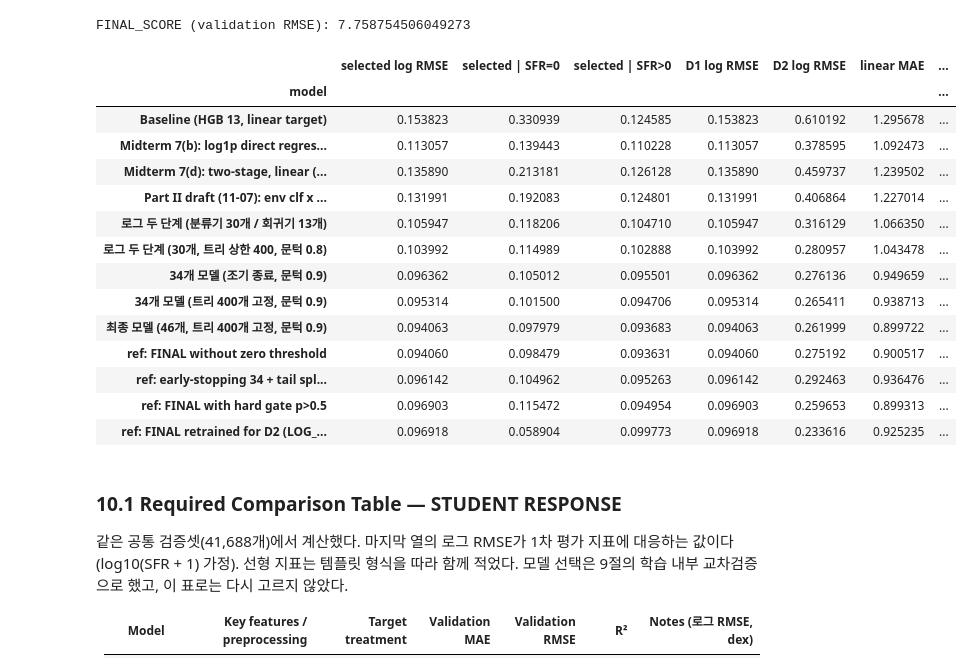
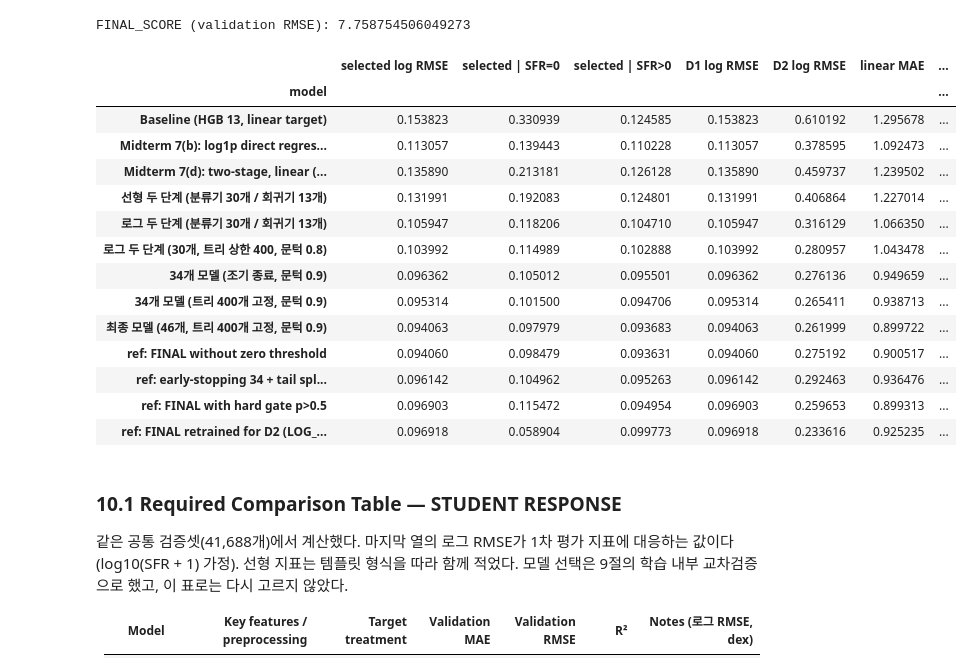
Before and after one commit to ZizonK7/sdi2026-galaxy-sfr, a Jupyter notebook: DataHub_701104_final.ipynb, the cells around one changed output. Saved outputs shown, nothing was run; the diff lists cells and outputs as text; code cells hidden in the pictures.

```diff
--- a/DataHub_701104_final.ipynb
+++ b/DataHub_701104_final.ipynb
@@ -2903,37 +2903,37 @@ _p_fin = FINAL_MODEL.predict_proba_positive(X_val_env)
 _z_soft = _p_fin * FINAL_MODEL.predict_log_positive(X_val_env) + (1 - _p_fin) * to_log(0.0)   # 최종 모델에서 0 문턱만 뺀 것
 val_models = {
     "Baseline (HGB 13, linear target)": baseline_pred,
     "Midterm 7(b): log1p direct regression (13)": preds["(b) log1p"],
     "Midterm 7(d): two-stage, linear (13 / 13)": preds["(d) two-stage P x E"],
-    "Part II draft (11-07): env clf x linear reg (30 / 13)": _p150 * _lin13,
+    "선형 두 단계 (분류기 30개 / 회귀기 13개)": _p150 * _lin13,
     "로그 두 단계 (분류기 30개 / 회귀기 13개)": TwoStageLogSFR(HGB, F30, FINAL_FEATURES).fit(X_train_env, y_train).predict(X_val_env),
     "로그 두 단계 (30개, 트리 상한 400, 문턱 0.8)": TwoStageLogSFR(FINAL_HGB, F30, F30, zero_threshold=0.8).fit(X_train_env, y_train).predict(X_val_env),
     "34개 모델 (조기 종료, 문턱 0.9)": _PREVIOUS_HGB_PREDICTIONS,
     "34개 모델 (트리 400개 고정, 문턱 0.9)": TwoStageLogSFR(HGB_FIXED400, CLF_FEATURES, REG_FEATURES, zero_threshold=ZERO_THRESHOLD).fit(X_train_env, y_train).predict(X_val_env),
     "최종 모델 (46개, 트리 400개 고정, 문턱 0.9)": VAL_PREDICTIONS,
     "ref: FINAL without zero threshold": from_log(_z_soft),
     "ref: early-stopping 34 + tail split T=30": from_log(_p_previous_hgb * _e_tail + (1 - _p_previous_hgb) * to_log(0.0)),
     "ref: FINAL with hard gate p>0.5": from_log(np.where(_p_fin > 0.5, FINAL_MODEL.predict_log_positive(X_val_env), to_log(0.0))),
     "ref: FINAL retrained for D2 (LOG_EPS = 0.01)": TwoStageLogSFR(HGB_FIXED400, FINAL_COLS, FINAL_COLS, eps=0.01, zero_threshold=ZERO_THRESHOLD)
                                                      .fit(X_train_env, y_train).predict(X_val_env),
 }
 _z_selected = lambda p: to_log(np.clip(np.asarray(p, float), 0, None), LOG_EPS)
 rows = []
 for k, p in val_models.items():
     d_b, lo_b, hi_b = paired_rmse_ci(_z_selected(baseline_pred), _z_selected(p), _z_selected(y_val))
-    d_d, lo_d, hi_d = paired_rmse_ci(_z_selected(val_models["Part II draft (11-07): env clf x linear reg (30 / 13)"]), _z_selected(p), _z_selected(y_val))
+    d_d, lo_d, hi_d = paired_rmse_ci(_z_selected(val_models["선형 두 단계 (분류기 30개 / 회귀기 13개)"]), _z_selected(p), _z_selected(y_val))
     rows.append({"model": k, **log_scores(p), "selected Δ vs baseline [95%]": f"{d_b:+.4f} [{lo_b:+.4f}, {hi_b:+.4f}]",
-                 "selected Δ vs Part II draft [95%]": f"{d_d:+.4f} [{lo_d:+.4f}, {hi_d:+.4f}]"})
+                 "selected Δ vs 선형 두 단계(30/13) [95%]": f"{d_d:+.4f} [{lo_d:+.4f}, {hi_d:+.4f}]"})
 log_table = pd.DataFrame(rows).set_index("model")
 with pd.option_context("display.max_colwidth", None, "display.max_columns", None):
     display(log_table.round(6))
 # %% [output]
 |  | selected log RMSE | selected | SFR=0 | selected | SFR>0 | D1 log RMSE | D2 log RMSE | linear MAE | ... |
 | model |  |  |  |  |  |  | ... |
 | Baseline (HGB 13, linear target) | 0.153823 | 0.330939 | 0.124585 | 0.153823 | 0.610192 | 1.295678 | ... |
 | Midterm 7(b): log1p direct regres... | 0.113057 | 0.139443 | 0.110228 | 0.113057 | 0.378595 | 1.092473 | ... |
 | Midterm 7(d): two-stage, linear (... | 0.135890 | 0.213181 | 0.126128 | 0.135890 | 0.459737 | 1.239502 | ... |
-| Part II draft (11-07): env clf x ... | 0.131991 | 0.192083 | 0.124801 | 0.131991 | 0.406864 | 1.227014 | ... |
+| 선형 두 단계 (분류기 30개 / 회귀기 13개) | 0.131991 | 0.192083 | 0.124801 | 0.131991 | 0.406864 | 1.227014 | ... |
 | 로그 두 단계 (분류기 30개 / 회귀기 13개) | 0.105947 | 0.118206 | 0.104710 | 0.105947 | 0.316129 | 1.066350 | ... |
 | 로그 두 단계 (30개, 트리 상한 400, 문턱 0.8) | 0.103992 | 0.114989 | 0.102888 | 0.103992 | 0.280957 | 1.043478 | ... |
 | 34개 모델 (조기 종료, 문턱 0.9) | 0.096362 | 0.105012 | 0.095501 | 0.096362 | 0.276136 | 0.949659 | ... |
```
Also changed, not shown: parts of 6 cells of this notebook, 4 other files.
